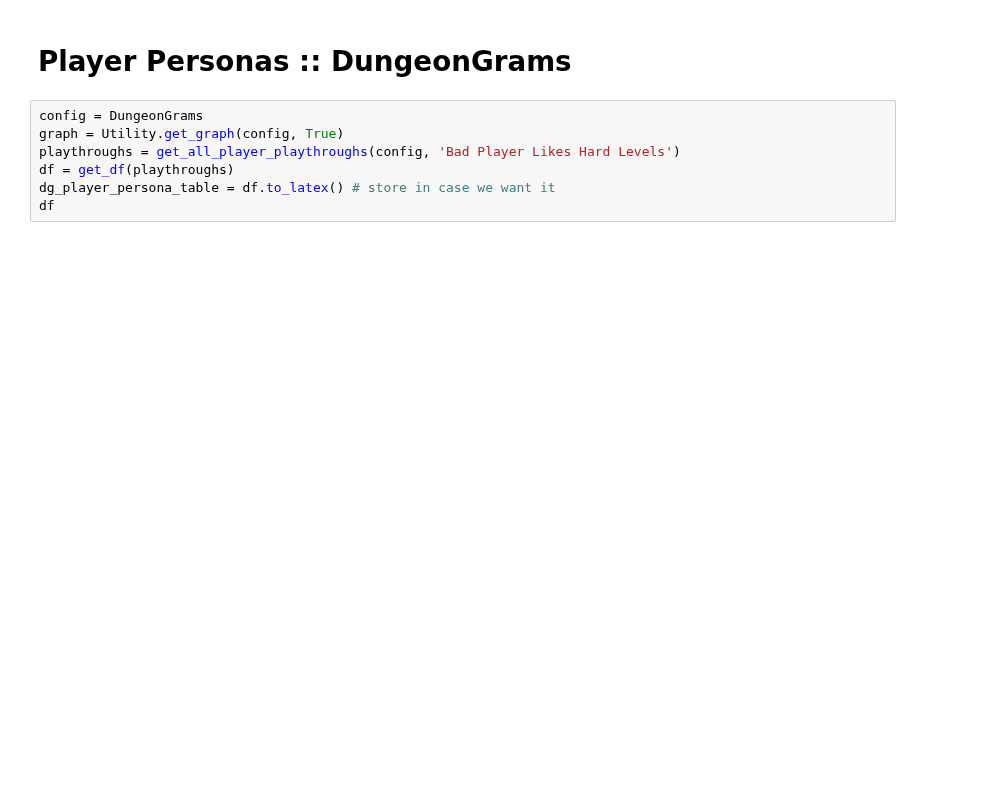
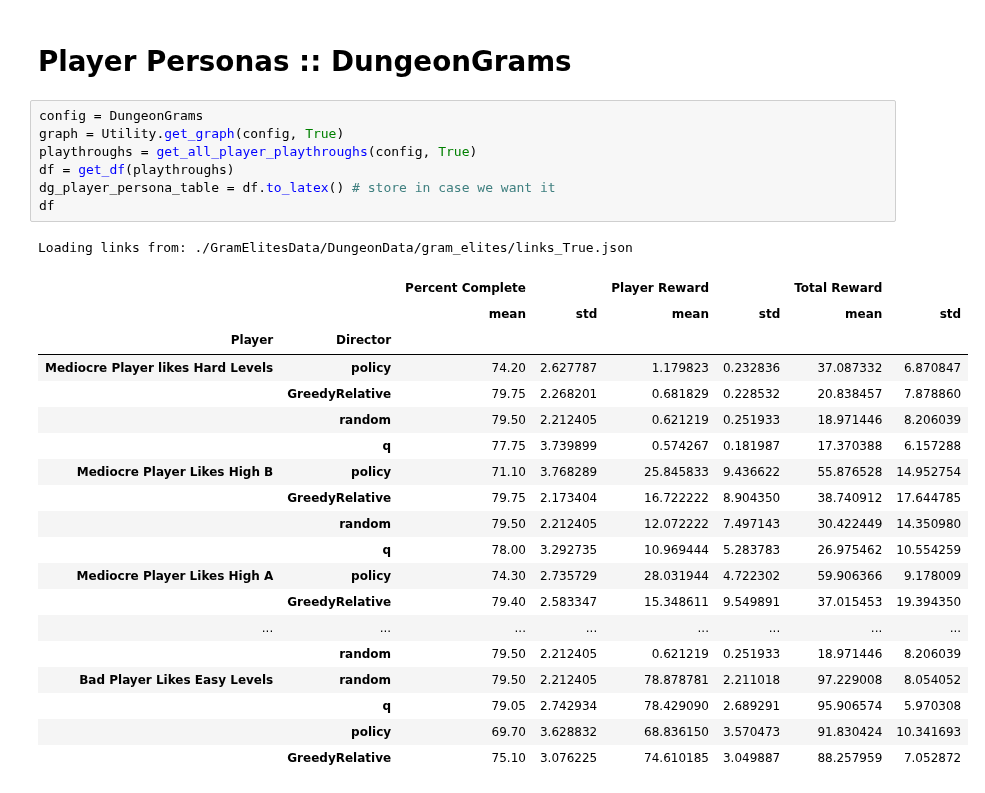
Before and after one commit to crowdgames/mdp-level-assembly, a Jupyter notebook: Analysis.ipynb, the cells around one changed output. Saved outputs shown, nothing was run; the diff lists cells and outputs as text; blank space fills up the shorter version.

```diff
--- a/Analysis.ipynb
+++ b/Analysis.ipynb
@@ -289,7 +310,28 @@ df
 # %%
 config = DungeonGrams
 graph = Utility.get_graph(config, True)
-playthroughs = get_all_player_playthroughs(config, 'Bad Player Likes Hard Levels')
+playthroughs = get_all_player_playthroughs(config, True)
 df = get_df(playthroughs)
 dg_player_persona_table = df.to_latex() # store in case we want it
 df
+# %% [output]
+Loading links from: ./GramElitesData/DungeonData/gram_elites/links_True.json
+|  |  | Percent Complete |  | Player Reward |  | Total Reward |  |
+|  |  | mean | std | mean | std | mean | std |
+| Player | Director |  |  |  |  |  |  |
+| Mediocre Player likes Hard Levels | policy | 74.20 | 2.627787 | 1.179823 | 0.232836 | 37.087332 | 6.870847 |
+|  | GreedyRelative | 79.75 | 2.268201 | 0.681829 | 0.228532 | 20.838457 | 7.878860 |
+|  | random | 79.50 | 2.212405 | 0.621219 | 0.251933 | 18.971446 | 8.206039 |
+|  | q | 77.75 | 3.739899 | 0.574267 | 0.181987 | 17.370388 | 6.157288 |
+| Mediocre Player Likes High B | policy | 71.10 | 3.768289 | 25.845833 | 9.436622 | 55.876528 | 14.952754 |
+|  | GreedyRelative | 79.75 | 2.173404 | 16.722222 | 8.904350 | 38.740912 | 17.644785 |
+|  | random | 79.50 | 2.212405 | 12.072222 | 7.497143 | 30.422449 | 14.350980 |
+|  | q | 78.00 | 3.292735 | 10.969444 | 5.283783 | 26.975462 | 10.554259 |
+| Mediocre Player Likes High A | policy | 74.30 | 2.735729 | 28.031944 | 4.722302 | 59.906366 | 9.178009 |
+|  | GreedyRelative | 79.40 | 2.583347 | 15.348611 | 9.549891 | 37.015453 | 19.394350 |
+| ... | ... | ... | ... | ... | ... | ... | ... |
+|  | random | 79.50 | 2.212405 | 0.621219 | 0.251933 | 18.971446 | 8.206039 |
+| Bad Player Likes Easy Levels | random | 79.50 | 2.212405 | 78.878781 | 2.211018 | 97.229008 | 8.054052 |
+|  | q | 79.05 | 2.742934 | 78.429090 | 2.689291 | 95.906574 | 5.970308 |
+|  | policy | 69.70 | 3.628832 | 68.836150 | 3.570473 | 91.830424 | 10.341693 |
+|  | GreedyRelative | 75.10 | 3.076225 | 74.610185 | 3.049887 | 88.257959 | 7.052872 |
```
Also changed, not shown: parts of 11 cells of this notebook, 2 other files.
